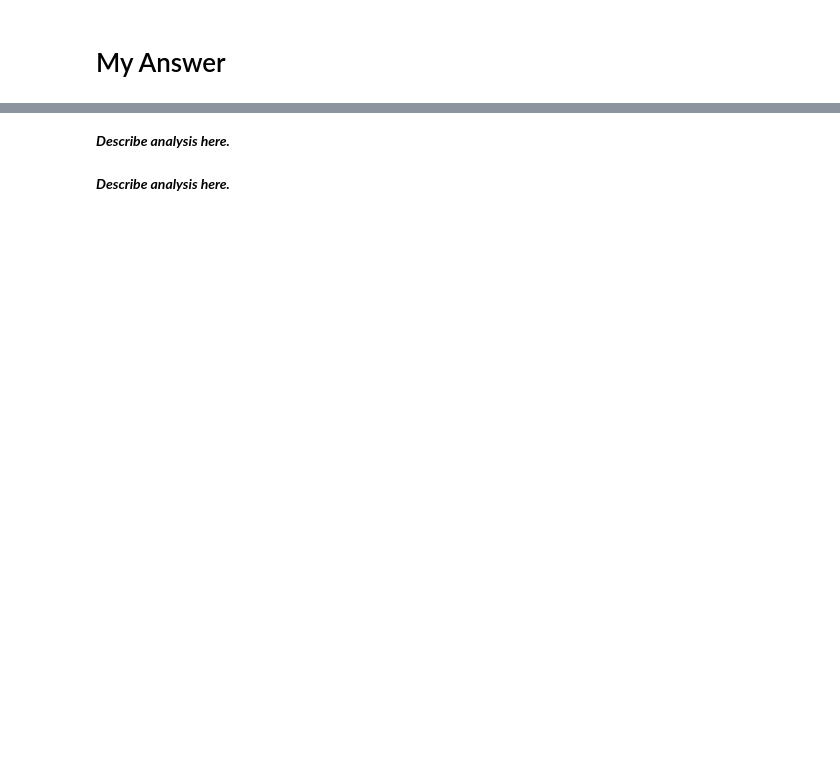
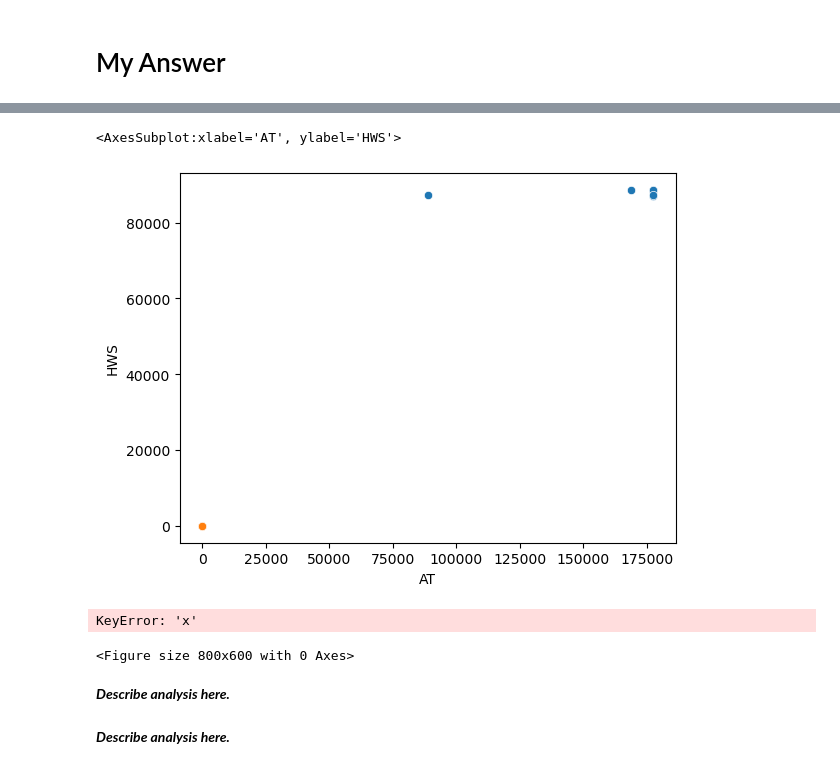
Before and after one commit to applepot437/ai, a Jupyter notebook: sem 1/unit 2 final/Unit+2+-+Final+Project+Template.ipynb, the cells around one changed output, grey strips where cells are left out. Saved outputs shown, nothing was run; the diff lists cells and outputs as text; code cells hidden in the pictures; blank space fills up the shorter version.

```diff
--- a/sem 1/unit 2 final/Unit+2+-+Final+Project+Template.ipynb
+++ b/sem 1/unit 2 final/Unit+2+-+Final+Project+Template.ipynb
@@ -25,3 +121,40 @@ Pick two or more datasets from one of the following folders:
+# %%
+data1 = {
+    "AT":[],
+    "HWS":[]
+}
+for idx in range(len(at_hws_data)):
+    row = at_hws_data["AT"][idx]['ct']
+    data["AT"].append(row)
+
+for idx in range(len(at_hws_data)):
+    row = at_hws_data["HWS"][idx]['ct']
+    data["HWS"].append(row)
+
+dfct = pd.DataFrame(data)
+sns.scatterplot(x='AT', y='HWS', data=dfct)
+sns.scatterplot(x='AT', y='HWS', data=dfav)
+# %% [output]
+<AxesSubplot:xlabel='AT', ylabel='HWS'>
+[figure, added]
+# %%
+combined_df = pd.concat([dfav, dfct], keys=['Dataset1', 'Dataset2']).reset_index(level=0).rename(columns={'level_0': 'Dataset'})
+
+plt.figure(figsize=(8, 6))
+
+plt.scatter(dfav['x'], dfav['y'], color='blue', label='Dataset 1')
+
+#plt.scatter(dfct['x'], dfct['y'], color='orange', label='Dataset 2')
+
+#plt.title('Combined Scatter Plot')
+#plt.xlabel('X-axis')
+#plt.ylabel('Y-axis')
+#plt.legend()
+#plt.grid(True)
+#plt.show()
+# %% [output]
+KeyError: 'x'
+<Figure size 800x600 with 0 Axes>
 # %% [markdown]
 ***Describe analysis here.***
 # %%
```
Also changed, not shown: parts of 8 cells of this notebook, 2 other files.
